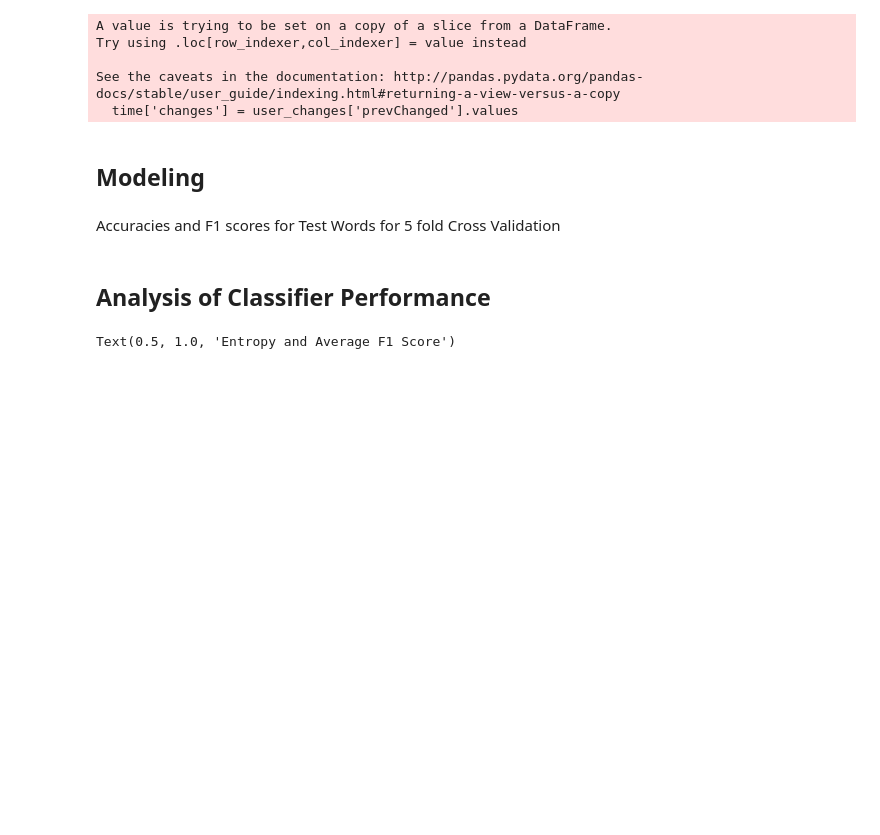
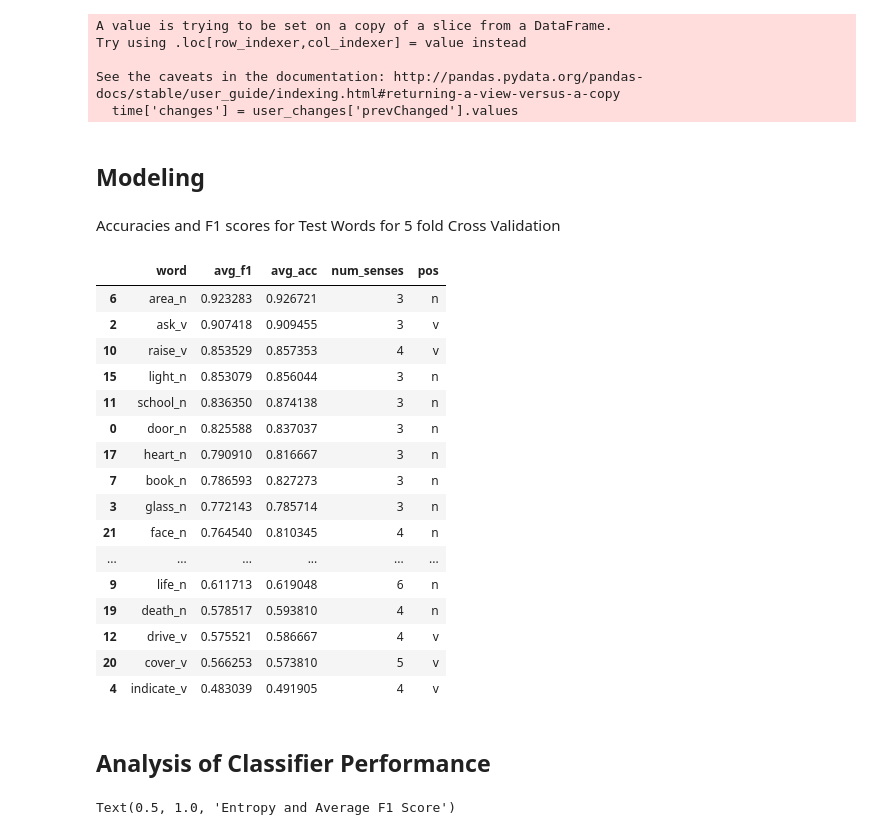
Before and after one commit to sathvikn/bert-wordsense, a Jupyter notebook: codebase/notebooks/logistic_test.ipynb, the cells around one changed output. Saved outputs shown, nothing was run; the diff lists cells and outputs as text; code cells hidden in the pictures; blank space fills up the shorter version.

```diff
--- a/codebase/notebooks/logistic_test.ipynb
+++ b/codebase/notebooks/logistic_test.ipynb
@@ -40,6 +40,26 @@ for w in test_words:
 Accuracies and F1 scores for Test Words for 5 fold Cross Validation
 # %%
 model_perf = pd.DataFrame(test_stats).sort_values('avg_f1', ascending = False)
+# %%
+model_perf
+# %% [output]
+|  | word | avg_f1 | avg_acc | num_senses | pos |
+| 6 | area_n | 0.923283 | 0.926721 | 3 | n |
+| 2 | ask_v | 0.907418 | 0.909455 | 3 | v |
+| 10 | raise_v | 0.853529 | 0.857353 | 4 | v |
+| 15 | light_n | 0.853079 | 0.856044 | 3 | n |
+| 11 | school_n | 0.836350 | 0.874138 | 3 | n |
+| 0 | door_n | 0.825588 | 0.837037 | 3 | n |
+| 17 | heart_n | 0.790910 | 0.816667 | 3 | n |
+| 7 | book_n | 0.786593 | 0.827273 | 3 | n |
+| 3 | glass_n | 0.772143 | 0.785714 | 3 | n |
+| 21 | face_n | 0.764540 | 0.810345 | 4 | n |
+| ... | ... | ... | ... | ... | ... |
+| 9 | life_n | 0.611713 | 0.619048 | 6 | n |
+| 19 | death_n | 0.578517 | 0.593810 | 4 | n |
+| 12 | drive_v | 0.575521 | 0.586667 | 4 | v |
+| 20 | cover_v | 0.566253 | 0.573810 | 5 | v |
+| 4 | indicate_v | 0.483039 | 0.491905 | 4 | v |
 # %% [markdown]
 ## Analysis of Classifier Performance
 # %%
```
Also changed, not shown: parts of 1 cell of this notebook.
